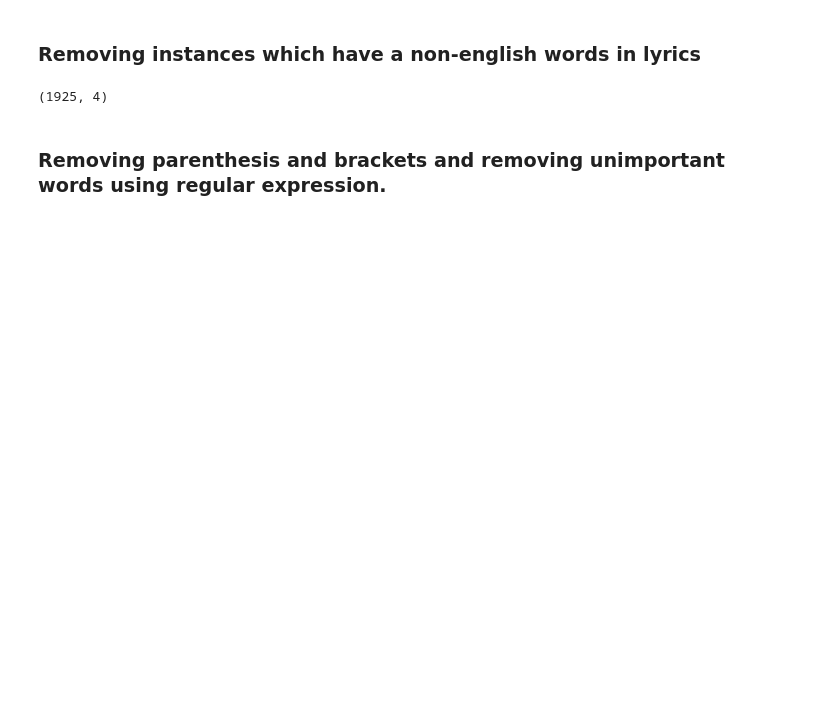
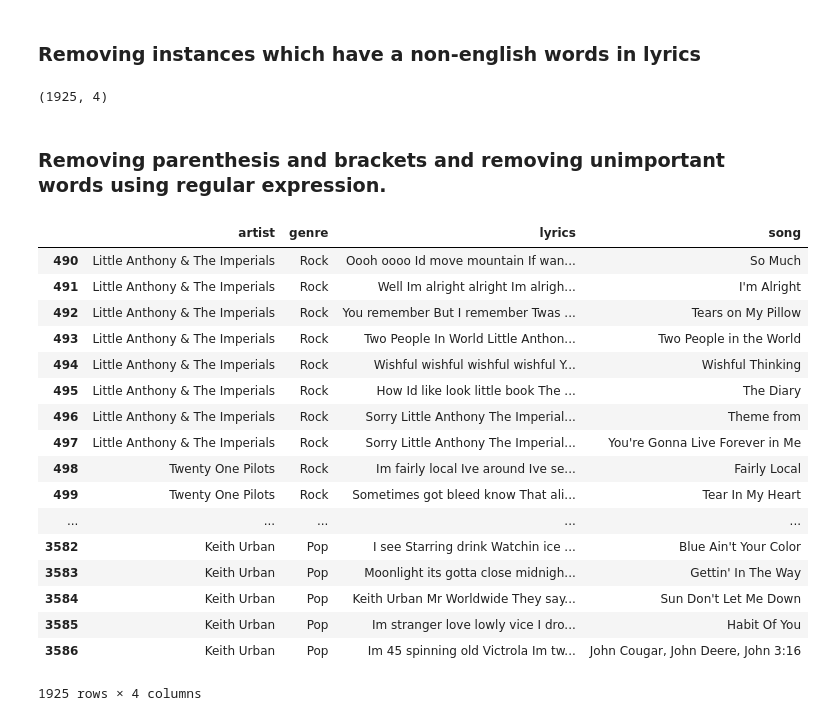
Before and after one commit to ajayshivhare-aj/Music-Genre-Prediction-Using-Lyrics, a Jupyter notebook: PreProcessData.ipynb, the cells around one changed output. Drawn from its saved outputs; the diff is of its cells as text; code cells hidden in the pictures; blank space fills up the shorter version.

```diff
--- a/PreProcessData.ipynb
+++ b/PreProcessData.ipynb
@@ -125,0 +148,21 @@ songs.to_csv("ReallyReallyCleaned.csv")
+# %%
+songs
+# %% [output]
+|  | artist | genre | lyrics | song |
+| 490 | Little Anthony & The Imperials | Rock | Oooh oooo Id move mountain If wan... | So Much |
+| 491 | Little Anthony & The Imperials | Rock | Well Im alright alright Im alrigh... | I'm Alright |
+| 492 | Little Anthony & The Imperials | Rock | You remember But I remember Twas ... | Tears on My Pillow |
+| 493 | Little Anthony & The Imperials | Rock | Two People In World Little Anthon... | Two People in the World |
+| 494 | Little Anthony & The Imperials | Rock | Wishful wishful wishful wishful Y... | Wishful Thinking |
+| 495 | Little Anthony & The Imperials | Rock | How Id like look little book The ... | The Diary |
+| 496 | Little Anthony & The Imperials | Rock | Sorry Little Anthony The Imperial... | Theme from |
+| 497 | Little Anthony & The Imperials | Rock | Sorry Little Anthony The Imperial... | You're Gonna Live Forever in Me |
+| 498 | Twenty One Pilots | Rock | Im fairly local Ive around Ive se... | Fairly Local |
+| 499 | Twenty One Pilots | Rock | Sometimes got bleed know That ali... | Tear In My Heart |
+| ... | ... | ... | ... | ... |
+| 3582 | Keith Urban | Pop | I see Starring drink Watchin ice ... | Blue Ain't Your Color |
+| 3583 | Keith Urban | Pop | Moonlight its gotta close midnigh... | Gettin' In The Way |
+| 3584 | Keith Urban | Pop | Keith Urban Mr Worldwide They say... | Sun Don't Let Me Down |
+| 3585 | Keith Urban | Pop | Im stranger love lowly vice I dro... | Habit Of You |
+| 3586 | Keith Urban | Pop | Im 45 spinning old Victrola Im tw... | John Cougar, John Deere, John 3:16 |
+1925 rows × 4 columns
```
Also changed, not shown: parts of 8 cells of this notebook.
